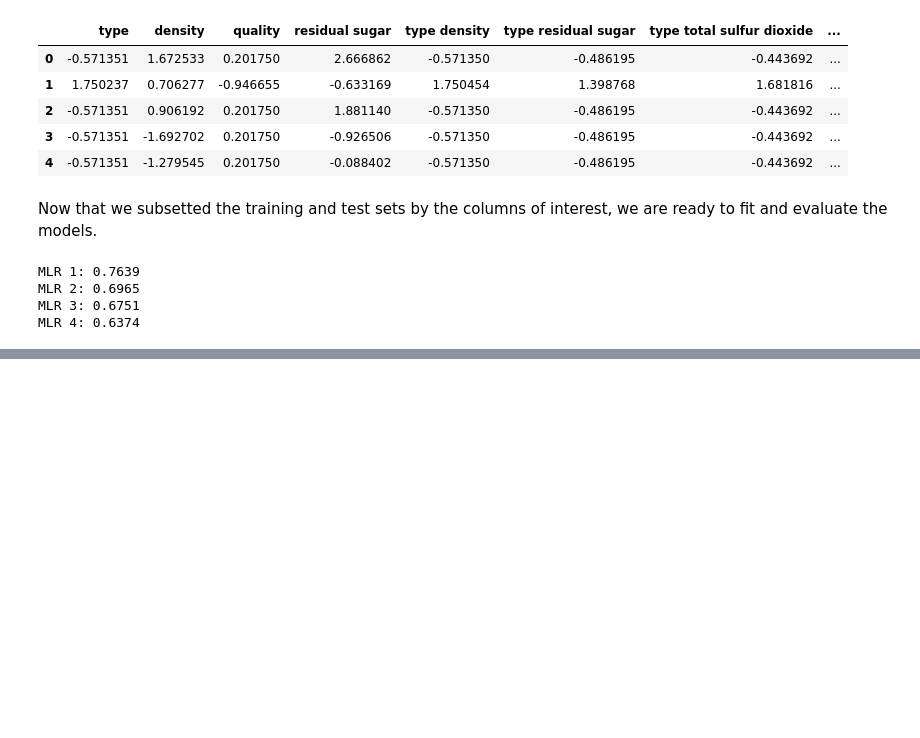
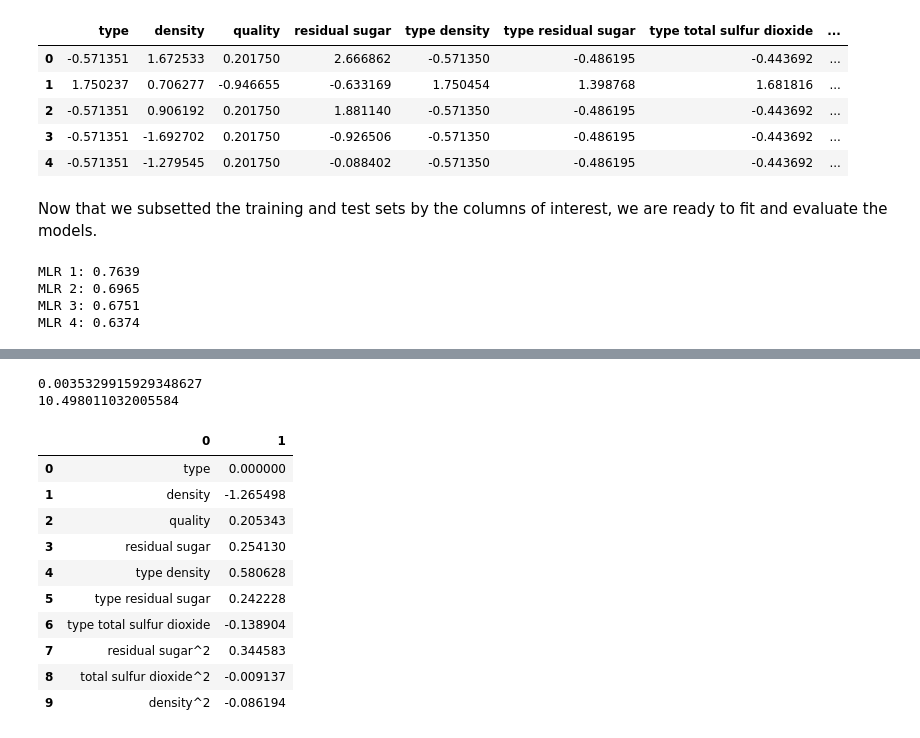
Before and after one commit to trevorlillywhite/HW7-NCSU-ST-554-Trevor-Lillywhite, a Jupyter notebook: HW7_ST554_Lillywhite.ipynb, the cells around one changed output, grey strips where cells are left out. Drawn from its saved outputs; the diff is of its cells as text; code cells hidden in the pictures; blank space fills up the shorter version.

```diff
--- a/HW7_ST554_Lillywhite.ipynb
+++ b/HW7_ST554_Lillywhite.ipynb
@@ -543,0 +613,27 @@ Our most complicated model, MLR 4, did the best! That means we chose our interac
+# %%
+# Define input columns for LASSO
+cols_LASSO = cols_mlr4
+X_train_LASSO = X_train_std[cols_LASSO]
+
+# Fit LASSO model
+lasso_model = LassoCV(cv=5, random_state=42) \
+                .fit(X_train_LASSO, y_train)
+
+# Print fitted parameter and coefficients
+print(lasso_model.alpha_)
+print(lasso_model.intercept_)
+pd.DataFrame(list(zip(X_train_LASSO.columns, lasso_model.coef_)))
+# %% [output]
+0.0035329915929348627
+10.498011032005584
+|  | 0 | 1 |
+| 0 | type | 0.000000 |
+| 1 | density | -1.265498 |
+| 2 | quality | 0.205343 |
+| 3 | residual sugar | 0.254130 |
+| 4 | type density | 0.580628 |
+| 5 | type residual sugar | 0.242228 |
+| 6 | type total sulfur dioxide | -0.138904 |
+| 7 | residual sugar^2 | 0.344583 |
+| 8 | total sulfur dioxide^2 | -0.009137 |
+| 9 | density^2 | -0.086194 |
```
Also changed, not shown: parts of 32 cells of this notebook.
